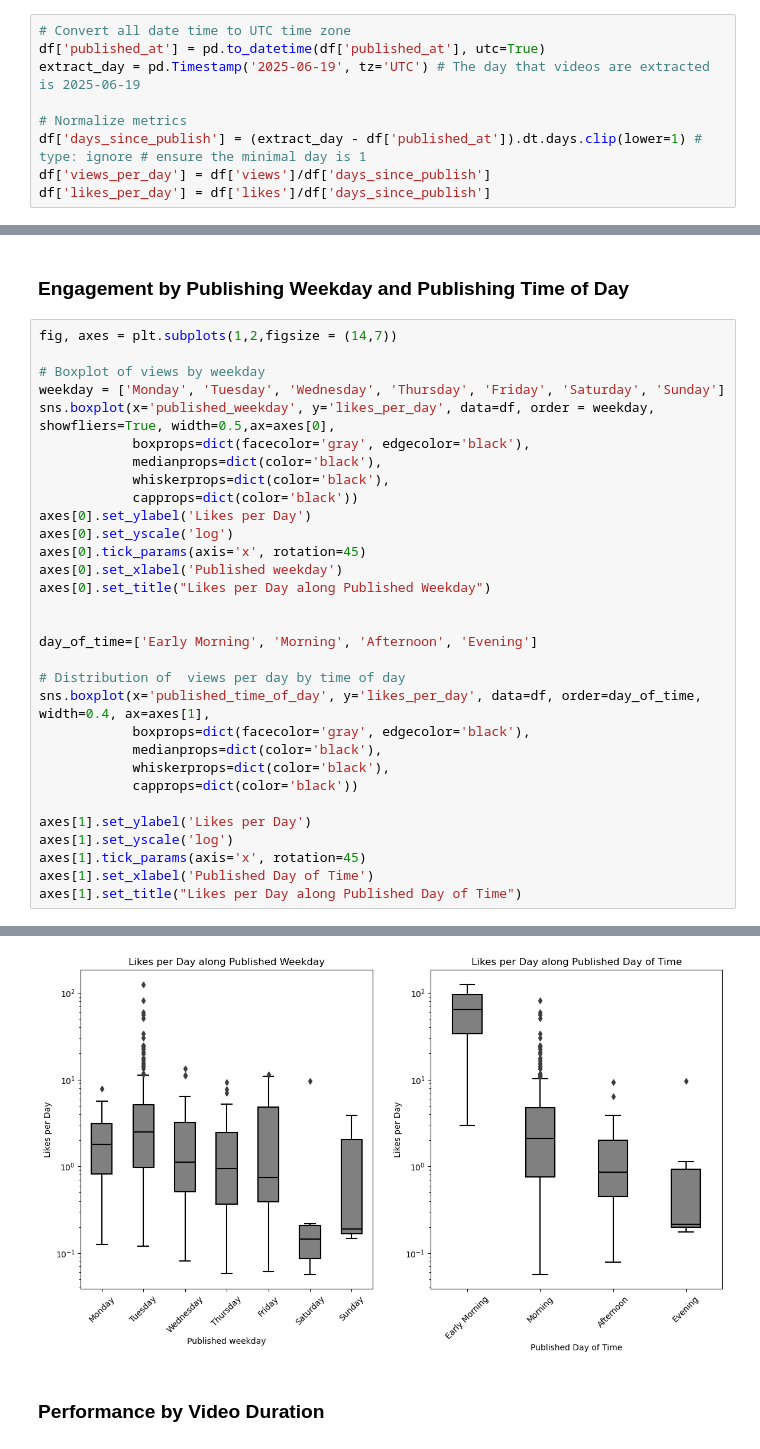
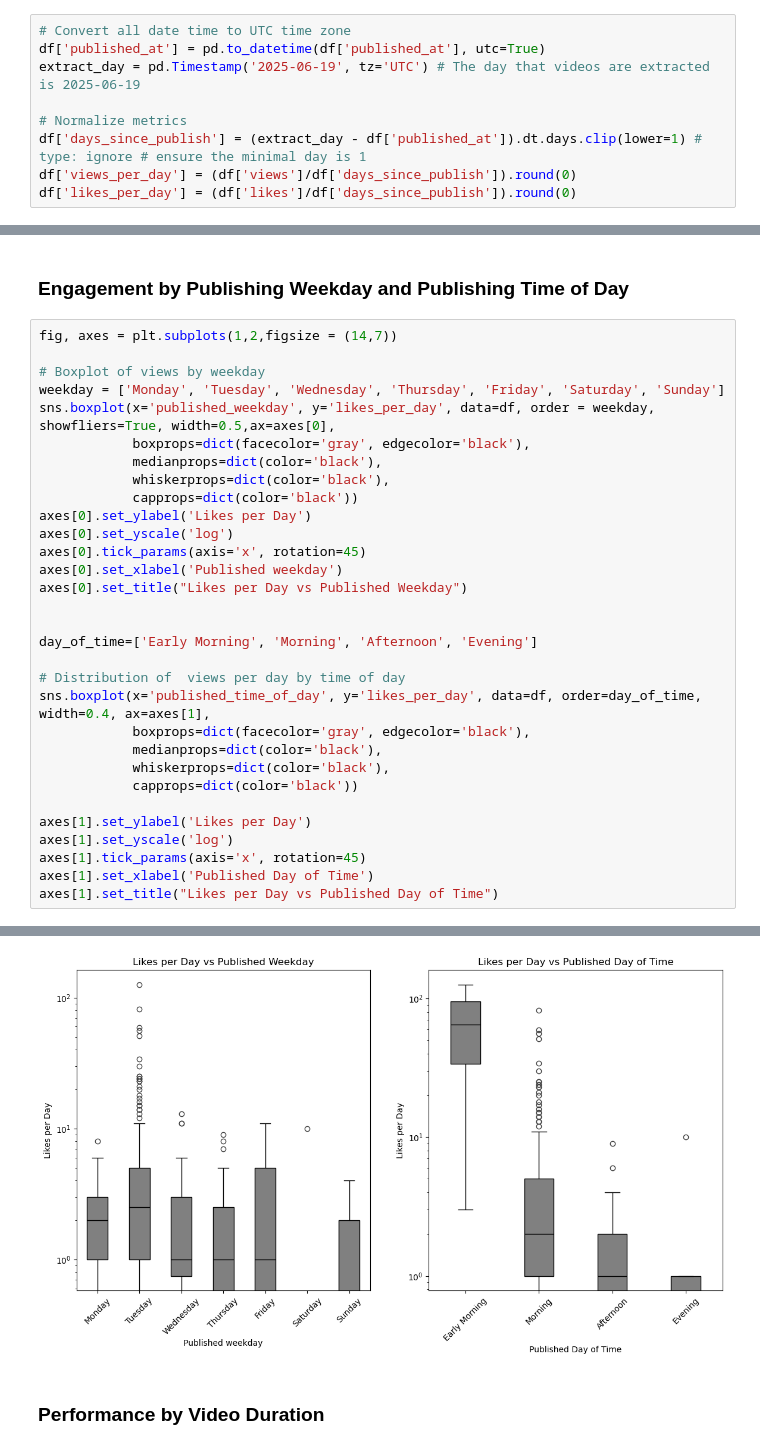
Before and after one commit to LiLuo086/alex-the-analyst-youtube-analysis, a Jupyter notebook: eda.ipynb, the cells around one changed output, grey strips where cells are left out. Cells and saved outputs as stored; diff of their text form.

```diff
--- a/eda.ipynb
+++ b/eda.ipynb
@@ -83,8 +83,8 @@ extract_day = pd.Timestamp('2025-06-19', tz='UTC') # The day that videos are ext
 
 # Normalize metrics
 df['days_since_publish'] = (extract_day - df['published_at']).dt.days.clip(lower=1) # type: ignore # ensure the minimal day is 1
-df['views_per_day'] = df['views']/df['days_since_publish']
-df['likes_per_day'] = df['likes']/df['days_since_publish']
+df['views_per_day'] = (df['views']/df['days_since_publish']).round(0)
+df['likes_per_day'] = (df['likes']/df['days_since_publish']).round(0)
 # %% [markdown]
 ### Binning Video Length
 # %%
@@ -363,7 +364,7 @@ axes[0].set_ylabel('Likes per Day')
 axes[0].set_yscale('log')
 axes[0].tick_params(axis='x', rotation=45)
 axes[0].set_xlabel('Published weekday')
-axes[0].set_title("Likes per Day along Published Weekday")
+axes[0].set_title("Likes per Day vs Published Weekday")
 
 
 day_of_time=['Early Morning', 'Morning', 'Afternoon', 'Evening']
@@ -379,5 +380,5 @@ axes[1].set_ylabel('Likes per Day')
 axes[1].set_yscale('log')
 axes[1].tick_params(axis='x', rotation=45)
 axes[1].set_xlabel('Published Day of Time')
-axes[1].set_title("Likes per Day along Published Day of Time")
+axes[1].set_title("Likes per Day vs Published Day of Time")
 # %% [output]
@@ -385,4 +386,4 @@ Text(0.5, 1.0, 'Likes per Day along Published Day of Time')
-[figure, old version]
+[figure, new version]
 # %% [markdown]
 ### Performance by Video Duration
 # %%
```
Also changed, not shown: parts of 14 cells of this notebook.
